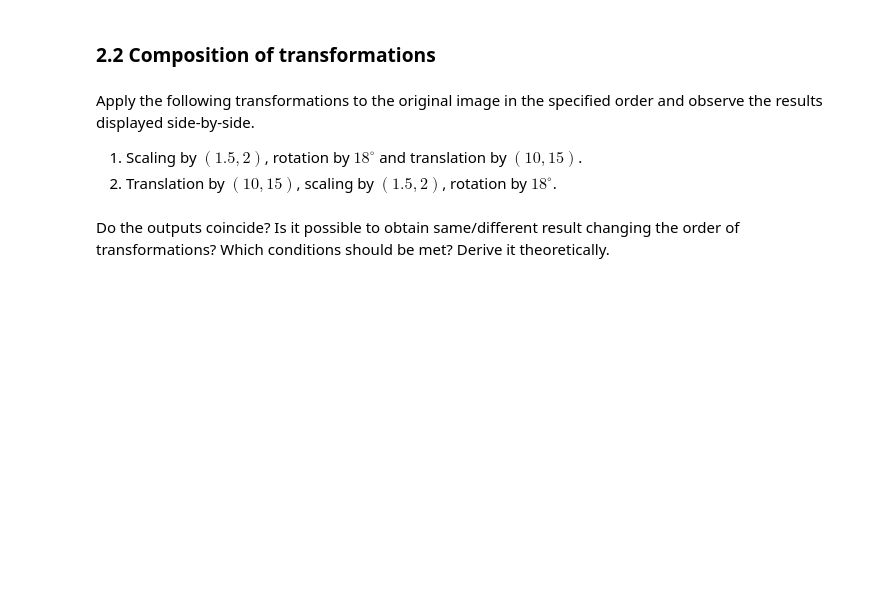
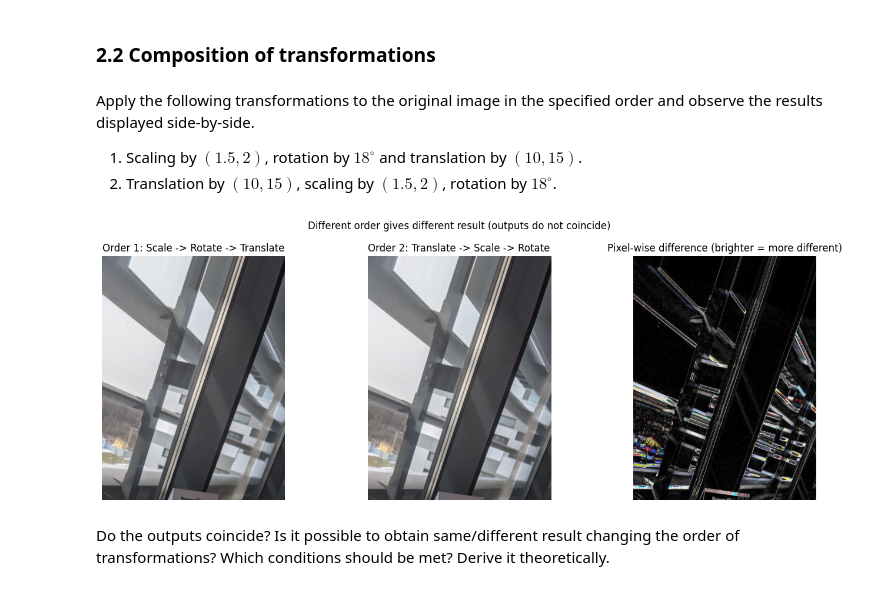
Before and after one commit to Shopska/LA_Lab_1, a Jupyter notebook: LA_Lab_1_template_2026.ipynb, the cells around one changed output. Saved outputs shown, nothing was run; the diff lists cells and outputs as text; code cells hidden in the pictures; blank space fills up the shorter version.

```diff
--- a/LA_Lab_1_template_2026.ipynb
+++ b/LA_Lab_1_template_2026.ipynb
@@ -809,35 +872,37 @@ h, w = img.shape[:2]
 rows, cols = h, w
 
 phi = np.deg2rad(18)
 S = np.array([[1.5, 0, 0], [0, 2, 0], [0, 0, 1]], dtype=np.float64)
 R = np.array([[np.cos(phi), -np.sin(phi), 0], [np.sin(phi), np.cos(phi), 0], [0, 0, 1]], dtype=np.float64)
 T = np.array([[1, 0, 10], [0, 1, 15], [0, 0, 1]], dtype=np.float64)
 
 M1 = T @ R @ S
 affine1 = M1[:2, :].astype(np.float32)
-result1 = cv.warpAffine(img, affine1, (cols, rows))
+result1 = cv.warpAffine(img, affine1, (cols, rows), borderMode=cv.BORDER_REPLICATE)
 
 M2 = R @ S @ T
 affine2 = M2[:2, :].astype(np.float32)
-result2 = cv.warpAffine(img, affine2, (cols, rows))
+result2 = cv.warpAffine(img, affine2, (cols, rows), borderMode=cv.BORDER_REPLICATE)
 
 diff = np.abs(result1.astype(np.int32) - result2.astype(np.int32)).astype(np.uint8)
 diff_vis = np.clip(diff * 3, 0, 255).astype(np.uint8)
 
 fig, ax = plt.subplots(1, 3, figsize=(14, 5))
 ax[0].imshow(cv.cvtColor(result1, cv.COLOR_BGR2RGB))
 ax[0].set_title('Order 1: Scale -> Rotate -> Translate')
 ax[0].axis('off')
 ax[1].imshow(cv.cvtColor(result2, cv.COLOR_BGR2RGB))
 ax[1].set_title('Order 2: Translate -> Scale -> Rotate')
 ax[1].axis('off')
 ax[2].imshow(cv.cvtColor(diff_vis, cv.COLOR_BGR2RGB))
 ax[2].set_title('Pixel-wise difference (brighter = more different)')
 ax[2].axis('off')
 plt.suptitle('Different order gives different result (outputs do not coincide)')
 plt.tight_layout()
 plt.show()
 ##### YOUR CODE ENDS #####
+# %% [output]
+[figure, added]
 # %% [markdown]
 Do the outputs coincide? Is it possible to obtain same/different result changing the order of transformations? Which conditions should be met? Derive it theoretically.
 # %% [markdown]
```
Also changed, not shown: parts of 29 cells of this notebook.
